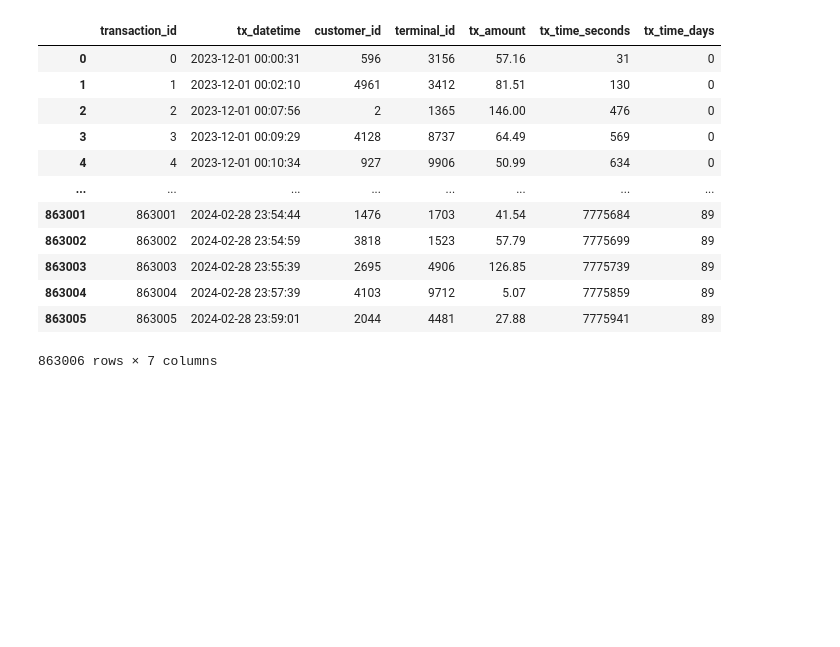
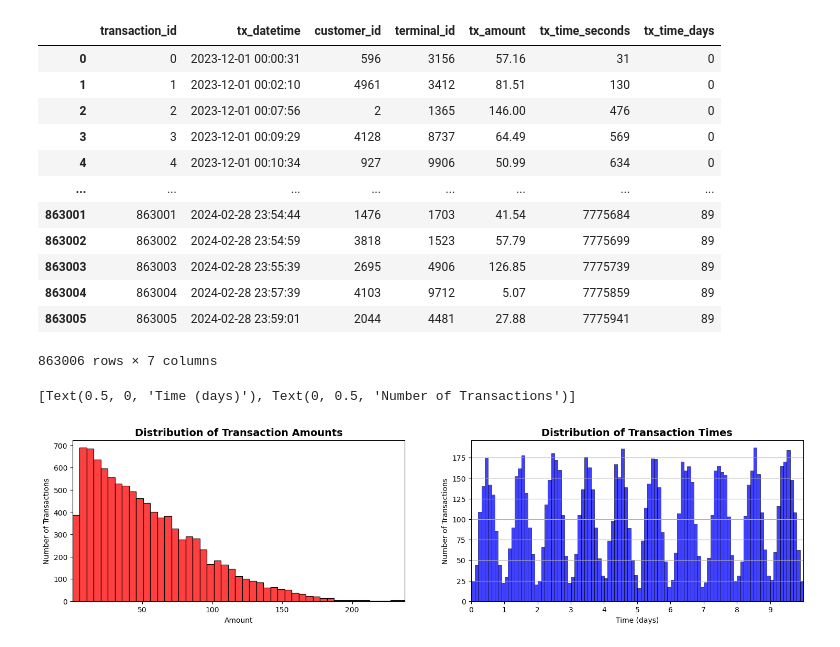
Before and after one commit to Tmiseray/transaction-data-simulator, a Jupyter notebook: TransDataSim.ipynb, the cells around one changed output. Drawn from its saved outputs; the diff is of its cells as text; code cells hidden in the pictures; blank space fills up the shorter version.

Commit message:
Added Plots for DataFrame

```diff
--- a/TransDataSim.ipynb
+++ b/TransDataSim.ipynb
@@ -368,3 +368,29 @@ transactions_df
 | 863004 | 863004 | 2024-02-28 23:57:39 | 4103 | 9712 | 5.07 | 7775859 | 89 |
 | 863005 | 863005 | 2024-02-28 23:59:01 | 2044 | 4481 | 27.88 | 7775941 | 89 |
 863006 rows × 7 columns
+# %%
+# Plotting Distribution of Transaction Amounts and Times
+
+
+distribution_amount_times_fig, ax=plt.subplots(1, 2, figsize=(18,4))
+
+amount_val = transactions_df[transactions_df.tx_time_days<10]['tx_amount'].sample(n=10000).values
+time_val = transactions_df[transactions_df.tx_time_days<10]['tx_time_seconds'].sample(n=10000).values
+
+plt.grid(axis='y')
+
+sns.histplot(amount_val, ax=ax[0], color='red', kde=False)
+ax[0].set_title('Distribution of Transaction Amounts', fontsize=14, weight='semibold')
+ax[0].set_xlim([min(amount_val), max(amount_val)])
+ax[0].set(xlabel='Amount', ylabel='Number of Transactions')
+
+
+# Divide the time variables by 86400 to transform seconds into days in the plot
+sns.histplot(time_val/86400, ax=ax[1], color='blue', bins=100, kde=False)
+ax[1].set_title('Distribution of Transaction Times', fontsize=14, weight='semibold')
+ax[1].set_xlim([min(time_val/86400), max(time_val/86400)])
+ax[1].set_xticks(range(10))
+ax[1].set(xlabel='Time (days)', ylabel="Number of Transactions")
+# %% [output]
+[Text(0.5, 0, 'Time (days)'), Text(0, 0.5, 'Number of Transactions')]
+[figure, added]
```
Also changed, not shown: parts of 1 cell of this notebook.
